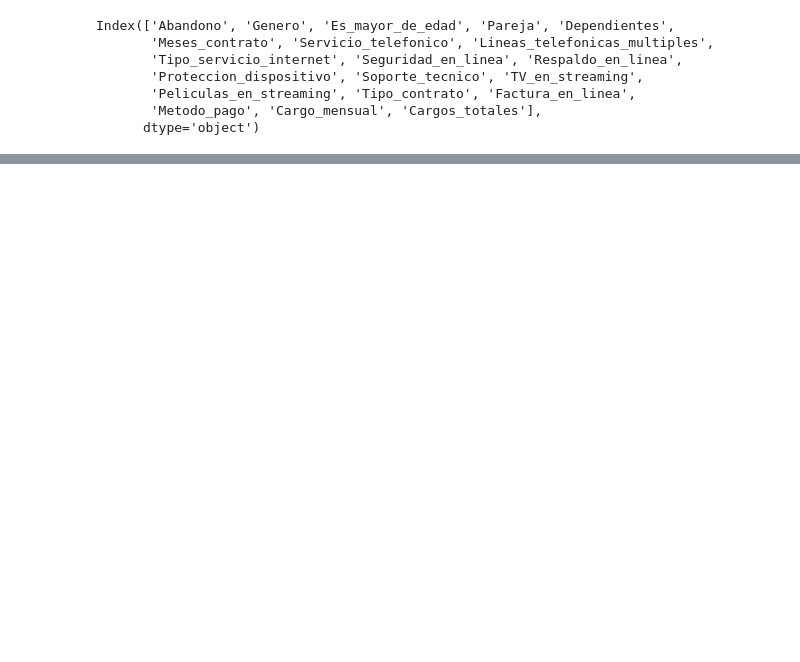
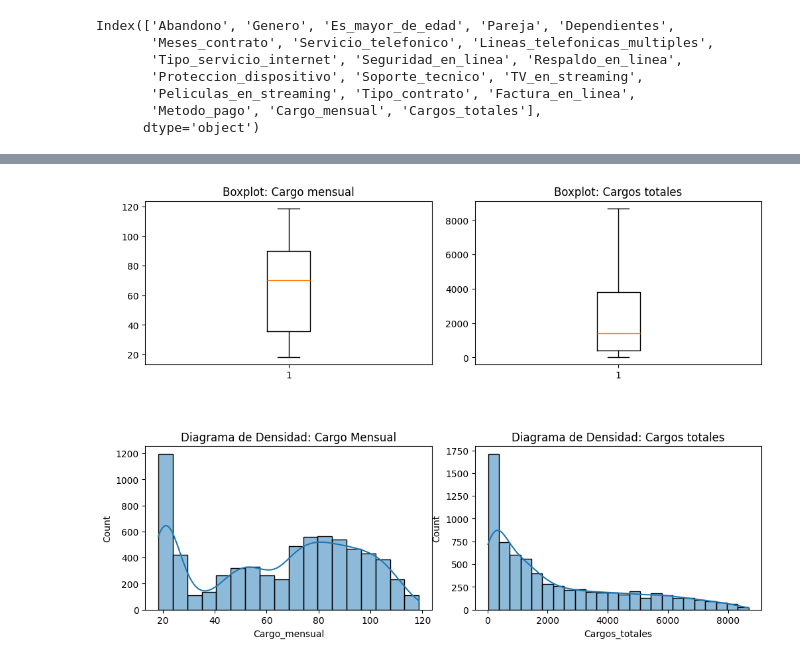
Before and after one commit to ErikGzz03TEC/Challenge_Telecom_X_parte_2, a Jupyter notebook: Challenge_TelecomX_2.ipynb, the cells around one changed output, grey strips where cells are left out. Drawn from its saved outputs; the diff is of its cells as text; code cells hidden in the pictures; blank space fills up the shorter version.

```diff
--- a/Challenge_TelecomX_2.ipynb
+++ b/Challenge_TelecomX_2.ipynb
@@ -111,0 +187,2 @@ df.columns = df.columns.str.strip()
+# %%
+df.dropna(inplace=True)
@@ -111,0 +209,2 @@ df.columns = df.columns.str.strip()
+# %%
+df['Charges.Total'] = df['Charges.Total'].astype('float64')
@@ -148,0 +278,13 @@ Index(['Abandono', 'Genero', 'Es_mayor_de_edad', 'Pareja', 'Dependientes',
+# %%
+col_si_no = ['Abandono','Pareja', 'Dependientes','Servicio_telefonico',
+              'Lineas_telefonicas_multiples', 'Respaldo_en_linea',
+              'Seguridad_en_linea', 'Proteccion_dispositivo', 'Soporte_tecnico',
+              'TV_en_streaming', 'Peliculas_en_streaming', 'Factura_en_linea']
+
+for col in df[col_si_no]:
+    df[col] = df[col].map({'Yes': 1, 'No': 0})
+    df[col] = df[col].fillna(0).astype(int)
+
+df['Tipo_servicio_internet'] = df['Tipo_servicio_internet'].map({'Fiber optic': 'Fibra Optica', 'DSL': 'DSL', 'No': 'Sin servicio'})
+df['Tipo_contrato'] = df['Tipo_contrato'].map({'Month-to-month':'Mes a mes','Two year':'Dos años','One year':'Un año'})
+df['Metodo_pago'] = df['Metodo_pago'].map({'Electronic check':'Cheque electrónico', 'Mailed check':'Cheque por enviado por correo', 'Bank transfer (automatic)':'Transferencia bancaria (automática)', 'Credit card (automatic)':'Tarjeta de crédito (automática)'})
@@ -148,0 +359,6 @@ Index(['Abandono', 'Genero', 'Es_mayor_de_edad', 'Pareja', 'Dependientes',
+# %%
+def ancho_bin(df,columna):
+    q75,q25 = np.percentile(df[columna],[75,25])
+    iqr = q75-q25
+    ancho = 2*iqr*np.power(len(df[columna]),-1/3)
+    return ancho
@@ -148,0 +375,18 @@ Index(['Abandono', 'Genero', 'Es_mayor_de_edad', 'Pareja', 'Dependientes',
+# %%
+fig, ax = plt.subplots(2,2, figsize = (12,8))
+fig.subplots_adjust(hspace= 0.5, wspace= 0.15)
+ax[0,0].boxplot(x = df['Cargo_mensual'])
+ax[0,0].set_title('Boxplot: Cargo mensual')
+
+ax[0,1].boxplot(x = df['Cargos_totales'])
+ax[0,1].set_title('Boxplot: Cargos totales')
+
+sns.histplot(data=df, x='Cargo_mensual', kde=True, binwidth=ancho_bin(df, 'Cargo_mensual'), ax=ax[1, 0])
+ax[1,0].set_title('Diagrama de Densidad: Cargo Mensual')
+sns.histplot(data= df, x = 'Cargos_totales',kde= True, binwidth= ancho_bin(df,'Cargos_totales'), ax = ax[1,1])
+ax[1,1].set_title('Diagrama de Densidad: Cargos totales')
+
+
+plt.show()
+# %% [output]
+[figure, added]
```
Also changed, not shown: parts of 33 cells of this notebook.
